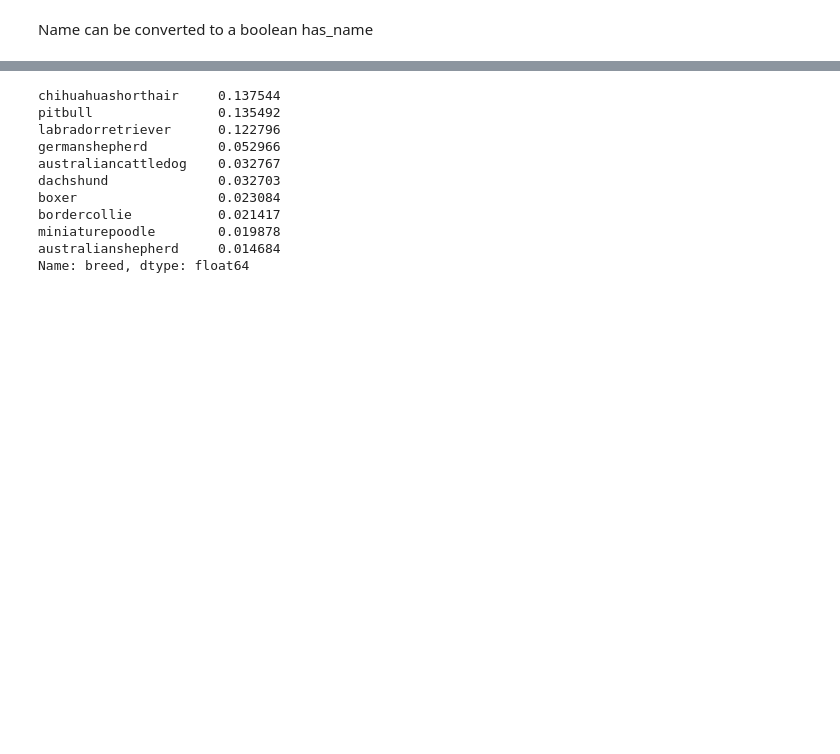
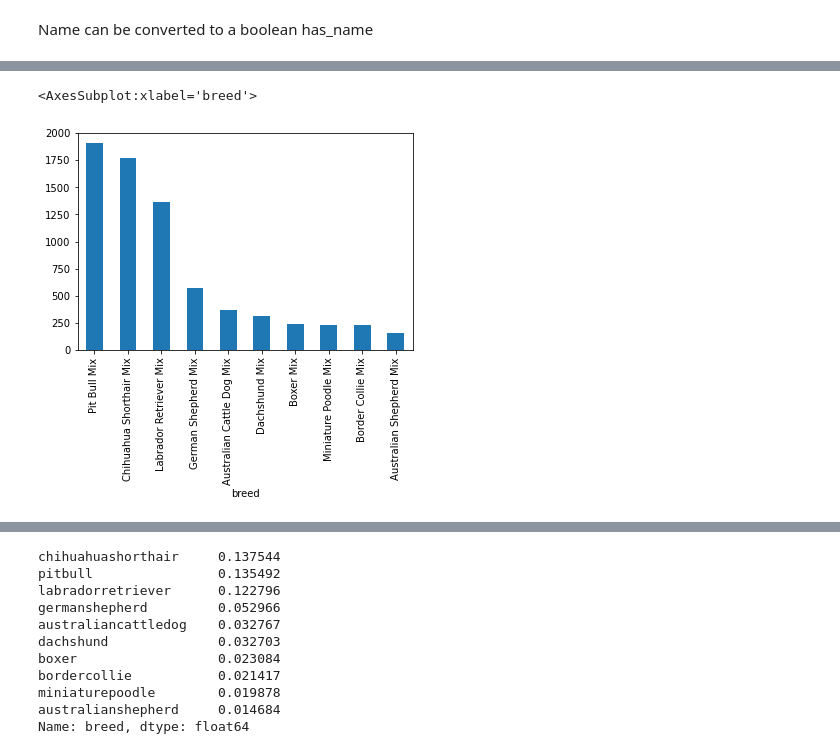
Before and after one commit to sabaiitj/Animal-Shelter-Outcomes, a Jupyter notebook: 01_EDA.ipynb, the cells around one changed output, grey strips where cells are left out. Drawn from its saved outputs; the diff is of its cells as text; code cells hidden in the pictures; blank space fills up the shorter version.

```diff
--- a/01_EDA.ipynb
+++ b/01_EDA.ipynb
@@ -104,3 +195,8 @@ test['age_category'] = age_category_test
+# %%
+train[train.animaltype=='Dog'].groupby('breed').count().animalid.sort_values(ascending=False)[:10].plot(kind='bar')
+# %% [output]
+<AxesSubplot:xlabel='breed'>
+[figure, added]
 # %%
 # remove domestic from breed
 train.breed = train.breed.map(lambda x: x.lower().replace('domestic',''))
```
Also changed, not shown: parts of 16 cells of this notebook, 7 other files.
